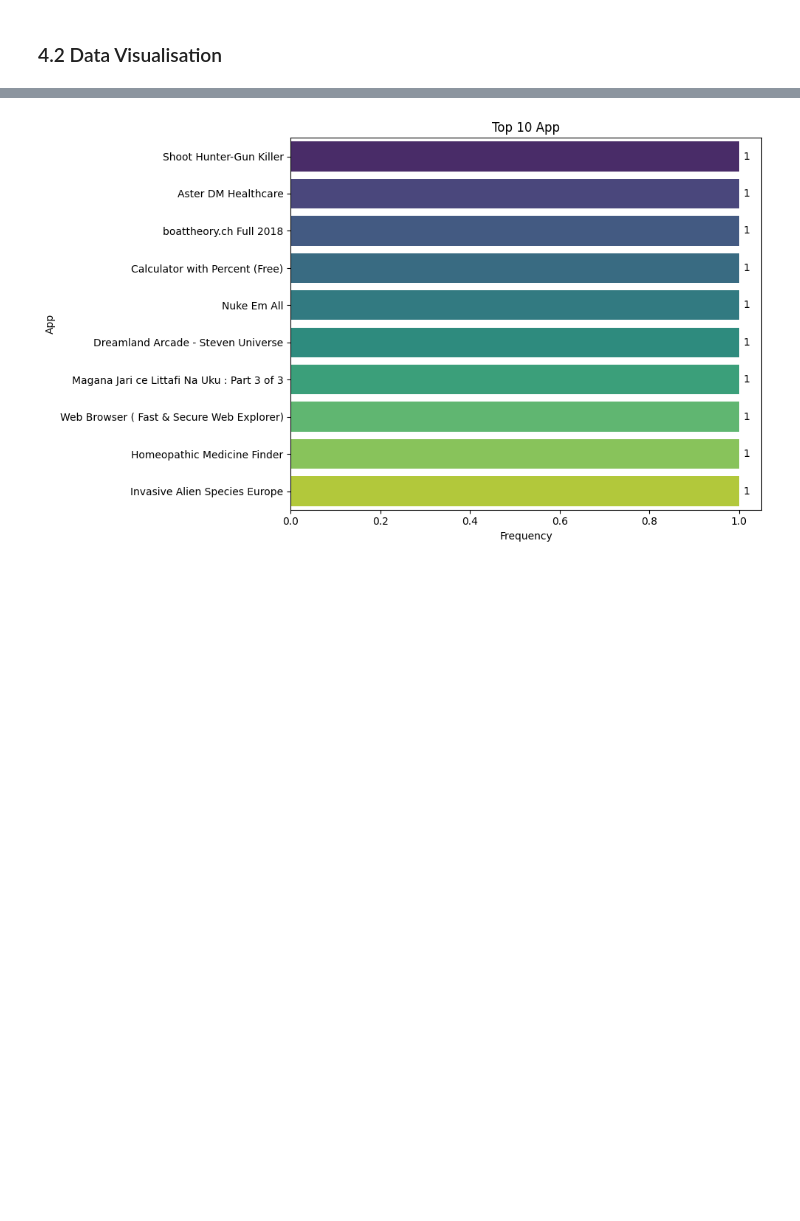
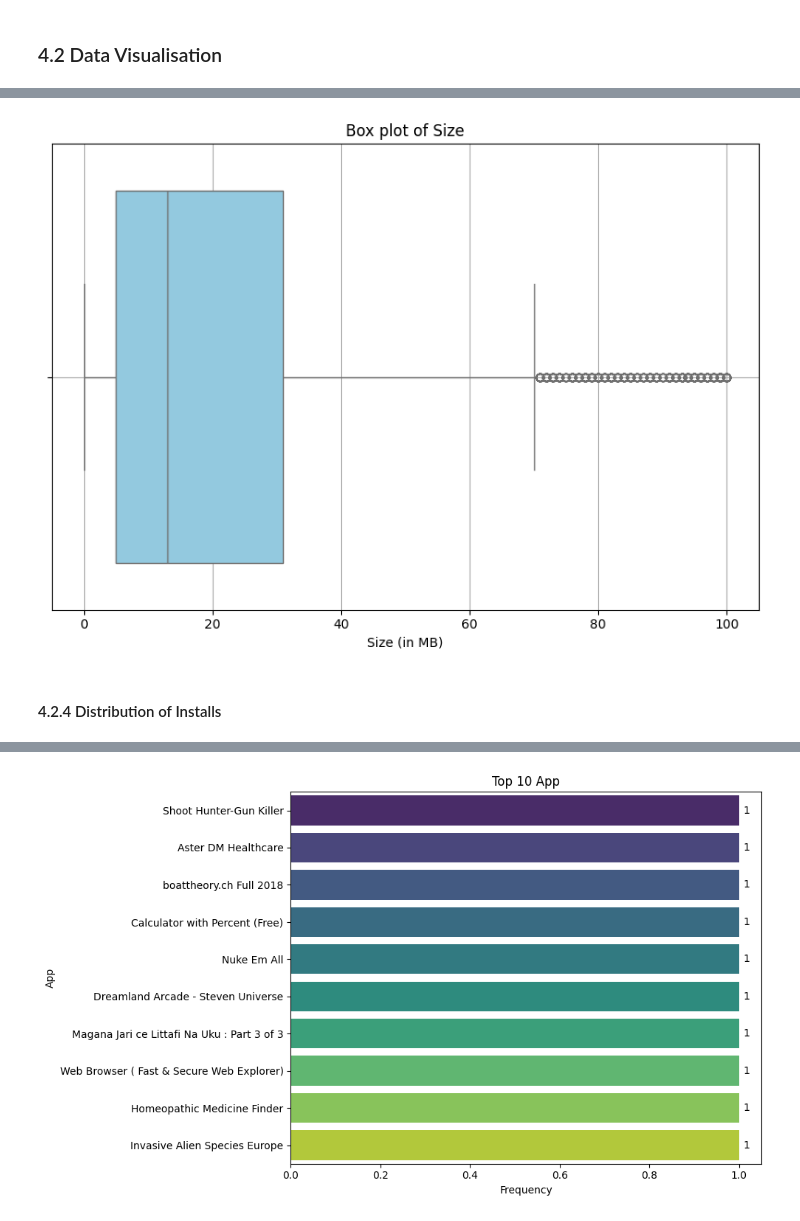
Before and after one commit to jjosorioc/Project-ADES-MESW0009, a Jupyter notebook: dataset_analysis.ipynb, the cells around one changed output, grey strips where cells are left out. Saved outputs shown, nothing was run; the diff lists cells and outputs as text; code cells hidden in the pictures; blank space fills up the shorter version.

```diff
--- a/dataset_analysis.ipynb
+++ b/dataset_analysis.ipynb
@@ -522,0 +567,13 @@ for col in df.select_dtypes(include='number').columns:
+# %%
+# Box plot of Size
+plt.figure(figsize=(8, 6))
+sns.boxplot(x=df['Size'], color='skyblue')
+plt.xlabel('Size (in MB)')
+plt.title('Box plot of Size')
+plt.grid(True)
+plt.tight_layout()
+plt.show()
+# %% [output]
+[figure, added]
+# %% [markdown]
+#### 4.2.4 Distribution of Installs
```
Also changed, not shown: parts of 19 cells of this notebook.
